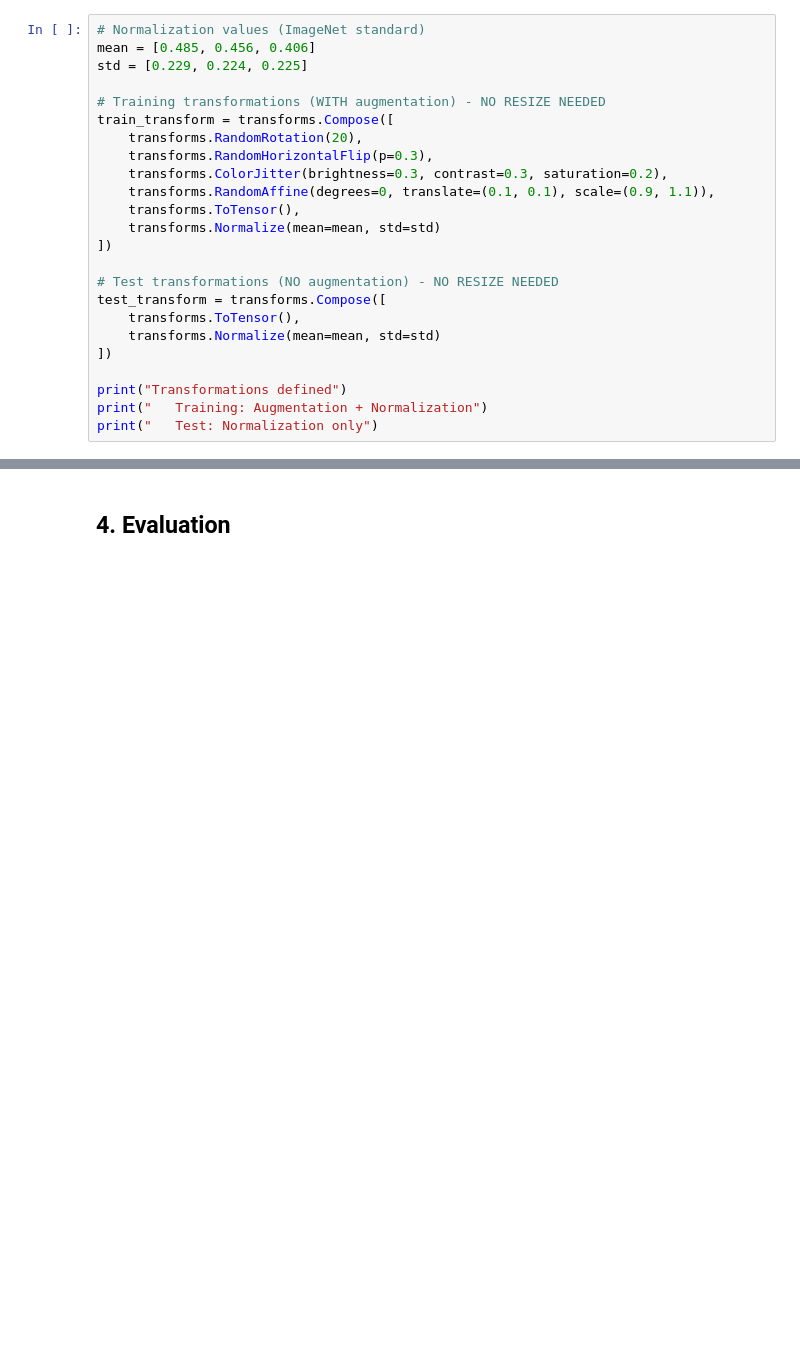
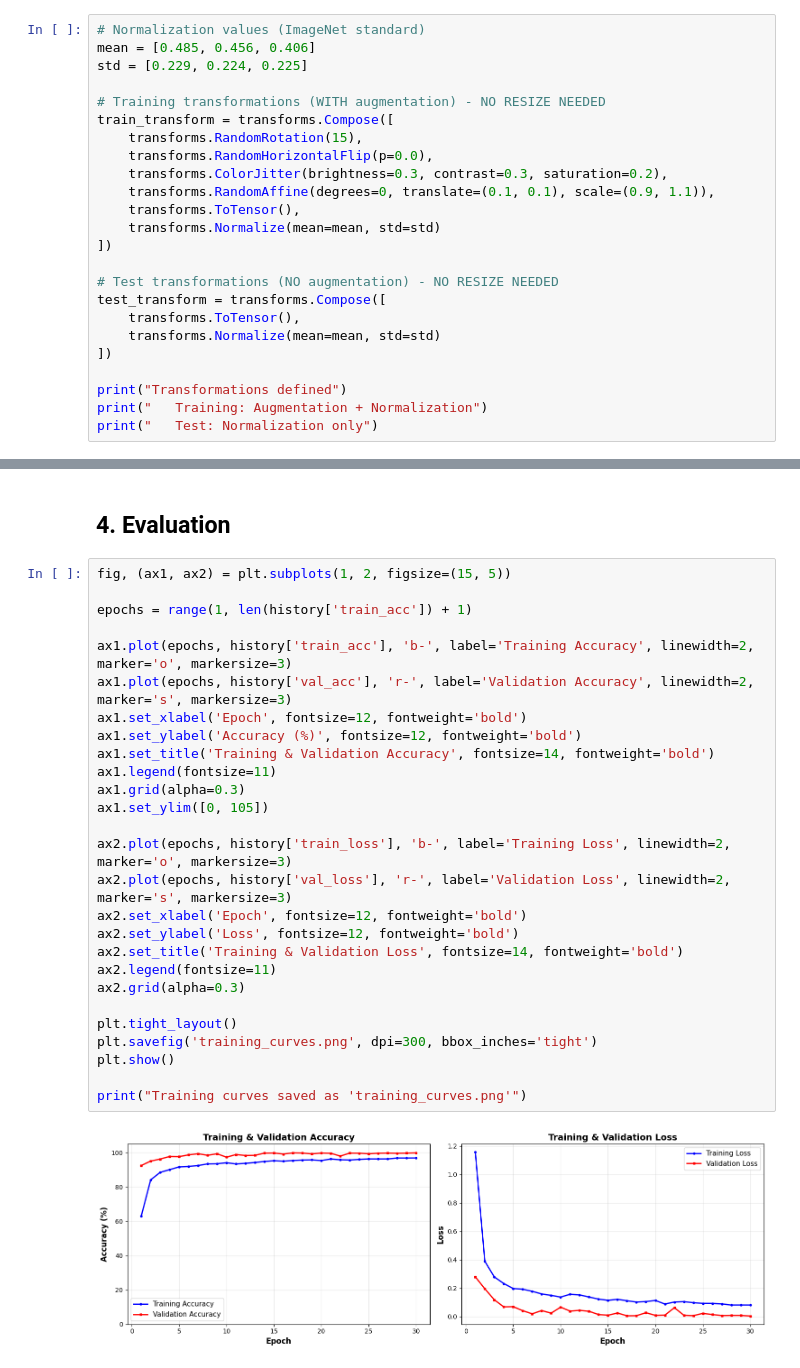
Before and after one commit to adssib/Assignment_3_433, a Jupyter notebook: Finger_Classifier.ipynb, the cells around one changed output, grey strips where cells are left out. Drawn from its saved outputs; the diff is of its cells as text; blank space fills up the shorter version.

```diff
--- a/Finger_Classifier.ipynb
+++ b/Finger_Classifier.ipynb
@@ -260,8 +251,8 @@ std = [0.229, 0.224, 0.225]
 
 # Training transformations (WITH augmentation) - NO RESIZE NEEDED
 train_transform = transforms.Compose([
-    transforms.RandomRotation(20),
-    transforms.RandomHorizontalFlip(p=0.3),
+    transforms.RandomRotation(15),
+    transforms.RandomHorizontalFlip(p=0.0),
     transforms.ColorJitter(brightness=0.3, contrast=0.3, saturation=0.2),
     transforms.RandomAffine(degrees=0, translate=(0.1, 0.1), scale=(0.9, 1.1)),
     transforms.ToTensor(),
@@ -546,2 +610,31 @@ WideCNN output shape:   torch.Size([64, 6])
 # %% [markdown]
 ## 4. Evaluation
+# %%
+fig, (ax1, ax2) = plt.subplots(1, 2, figsize=(15, 5))
+
+epochs = range(1, len(history['train_acc']) + 1)
+
+ax1.plot(epochs, history['train_acc'], 'b-', label='Training Accuracy', linewidth=2, marker='o', markersize=3)
+ax1.plot(epochs, history['val_acc'], 'r-', label='Validation Accuracy', linewidth=2, marker='s', markersize=3)
+ax1.set_xlabel('Epoch', fontsize=12, fontweight='bold')
+ax1.set_ylabel('Accuracy (%)', fontsize=12, fontweight='bold')
+ax1.set_title('Training & Validation Accuracy', fontsize=14, fontweight='bold')
+ax1.legend(fontsize=11)
+ax1.grid(alpha=0.3)
+ax1.set_ylim([0, 105])
+
+ax2.plot(epochs, history['train_loss'], 'b-', label='Training Loss', linewidth=2, marker='o', markersize=3)
+ax2.plot(epochs, history['val_loss'], 'r-', label='Validation Loss', linewidth=2, marker='s', markersize=3)
+ax2.set_xlabel('Epoch', fontsize=12, fontweight='bold')
+ax2.set_ylabel('Loss', fontsize=12, fontweight='bold')
+ax2.set_title('Training & Validation Loss', fontsize=14, fontweight='bold')
+ax2.legend(fontsize=11)
+ax2.grid(alpha=0.3)
+
+plt.tight_layout()
+plt.savefig('training_curves.png', dpi=300, bbox_inches='tight')
+plt.show()
+
+print("Training curves saved as 'training_curves.png'")
+# %% [output]
+[figure, added]
```
Also changed, not shown: parts of 12 cells of this notebook, 1 other file.
